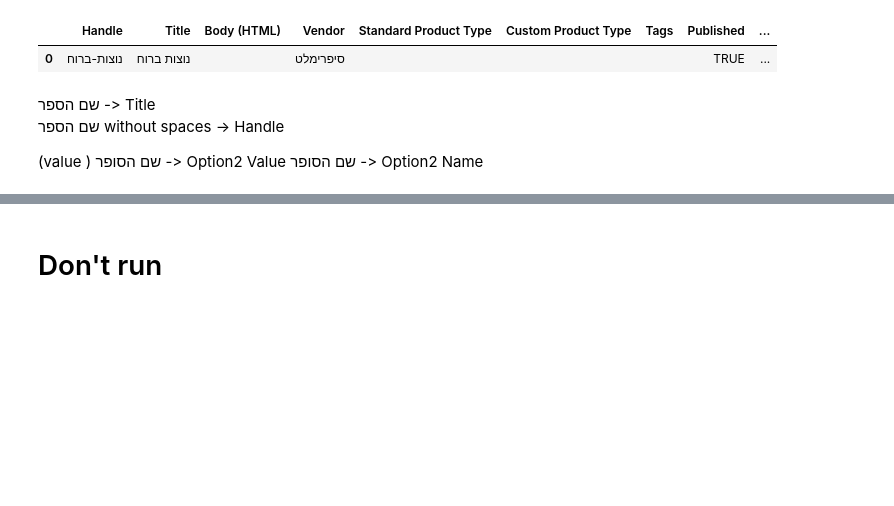
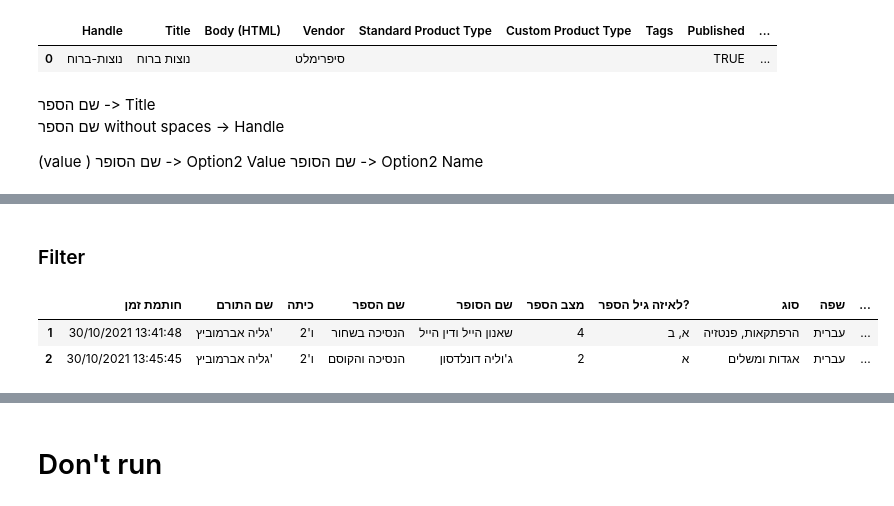
Before and after one commit to CuteCat24/sifrimalt, a Jupyter notebook: laptop_sifrimalt_form_to_shopify.ipynb, the cells around one changed output, grey strips where cells are left out. Drawn from its saved outputs; the diff is of its cells as text; code cells hidden in the pictures; blank space fills up the shorter version.

```diff
--- a/laptop_sifrimalt_form_to_shopify.ipynb
+++ b/laptop_sifrimalt_form_to_shopify.ipynb
@@ -77,0 +73,2 @@ for i, column in enumerate(form_response.columns):
+# %% [markdown]
+### Filter
@@ -77,0 +78,6 @@ for i, column in enumerate(form_response.columns):
+# %%
+form_response_filtered
+# %% [output]
+|  | חותמת זמן | שם התורם | כיתה | שם הספר | שם הסופר | מצב הספר | לאיזה גיל הספר? | סוג | שפה | ... |
+| 1 | 30/10/2021 13:41:48 | גליה אברמוביץ' | ו'2 | הנסיכה בשחור | שאנון הייל ודין הייל | 4 | א, ב | הרפתקאות, פנטזיה | עברית | ... |
+| 2 | 30/10/2021 13:45:45 | גליה אברמוביץ' | ו'2 | הנסיכה והקוסם | ג'וליה דונלדסון | 2 | א | אגדות ומשלים | עברית | ... |
```
Also changed, not shown: parts of 16 cells of this notebook.
